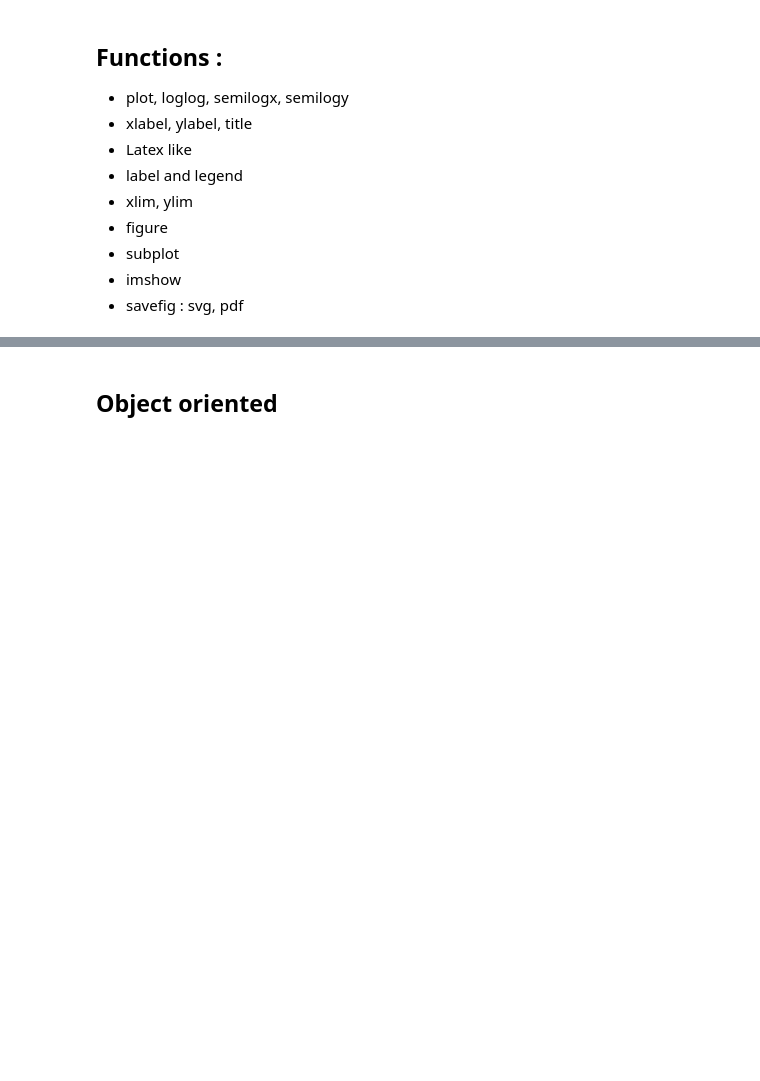
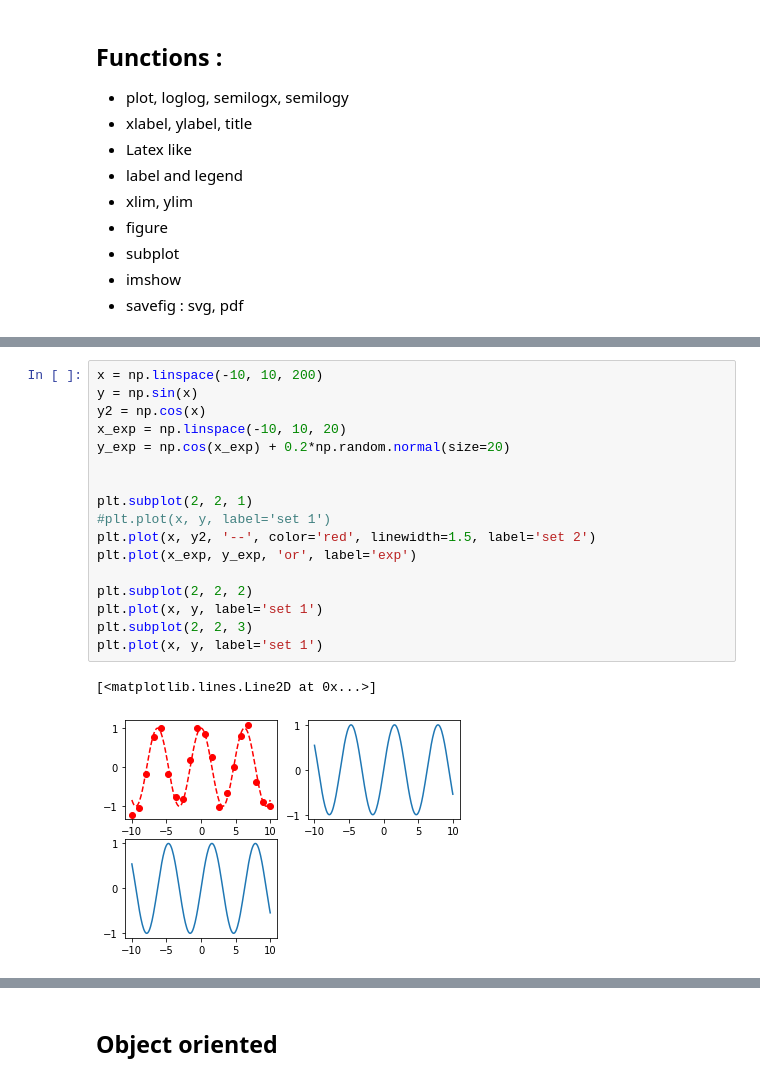
Before and after one commit to clade/EDPIF2023, a Jupyter notebook: module2/Graphics.ipynb, the cells around one changed output, grey strips where cells are left out. Saved outputs shown, nothing was run; the diff lists cells and outputs as text; blank space fills up the shorter version.

```diff
--- a/module2/Graphics.ipynb
+++ b/module2/Graphics.ipynb
@@ -17,0 +46,20 @@
+# %%
+x = np.linspace(-10, 10, 200)
+y = np.sin(x)
+y2 = np.cos(x)
+x_exp = np.linspace(-10, 10, 20)
+y_exp = np.cos(x_exp) + 0.2*np.random.normal(size=20)
+
+
+plt.subplot(2, 2, 1)
+#plt.plot(x, y, label='set 1')
+plt.plot(x, y2, '--', color='red', linewidth=1.5, label='set 2')
+plt.plot(x_exp, y_exp, 'or', label='exp')
+
+plt.subplot(2, 2, 2)
+plt.plot(x, y, label='set 1')
+plt.subplot(2, 2, 3)
+plt.plot(x, y, label='set 1')
+# %% [output]
+[<matplotlib.lines.Line2D at 0x...>]
+[figure, added]
```
Also changed, not shown: parts of 6 cells of this notebook, 2 other files.
